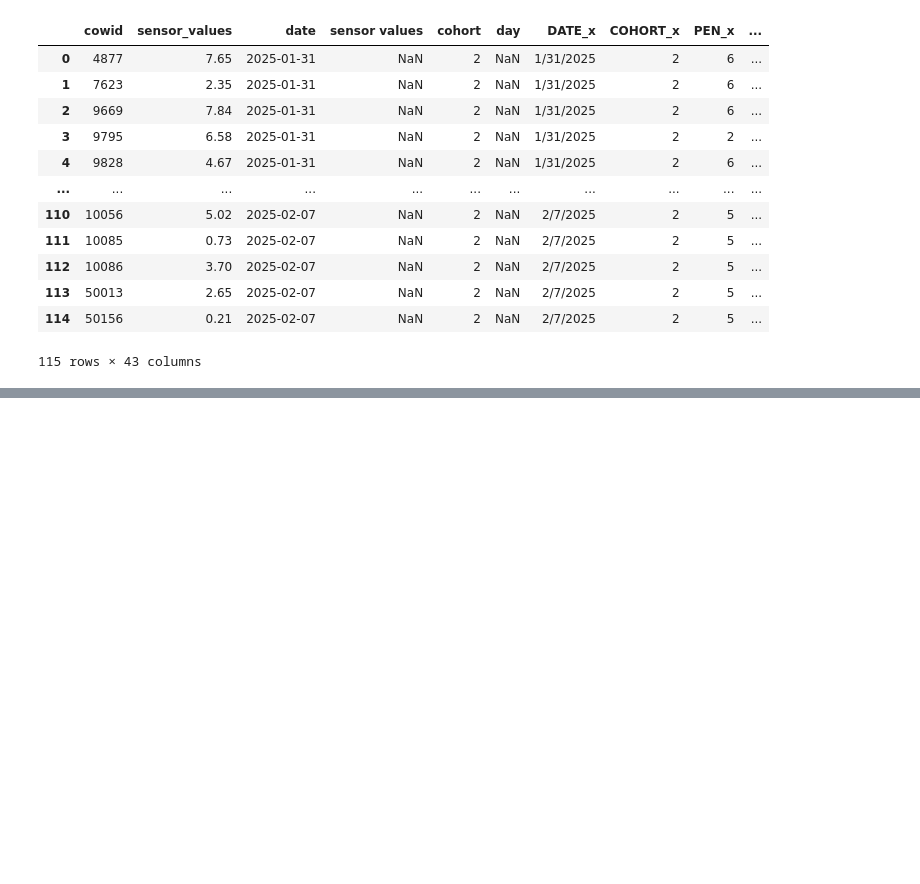
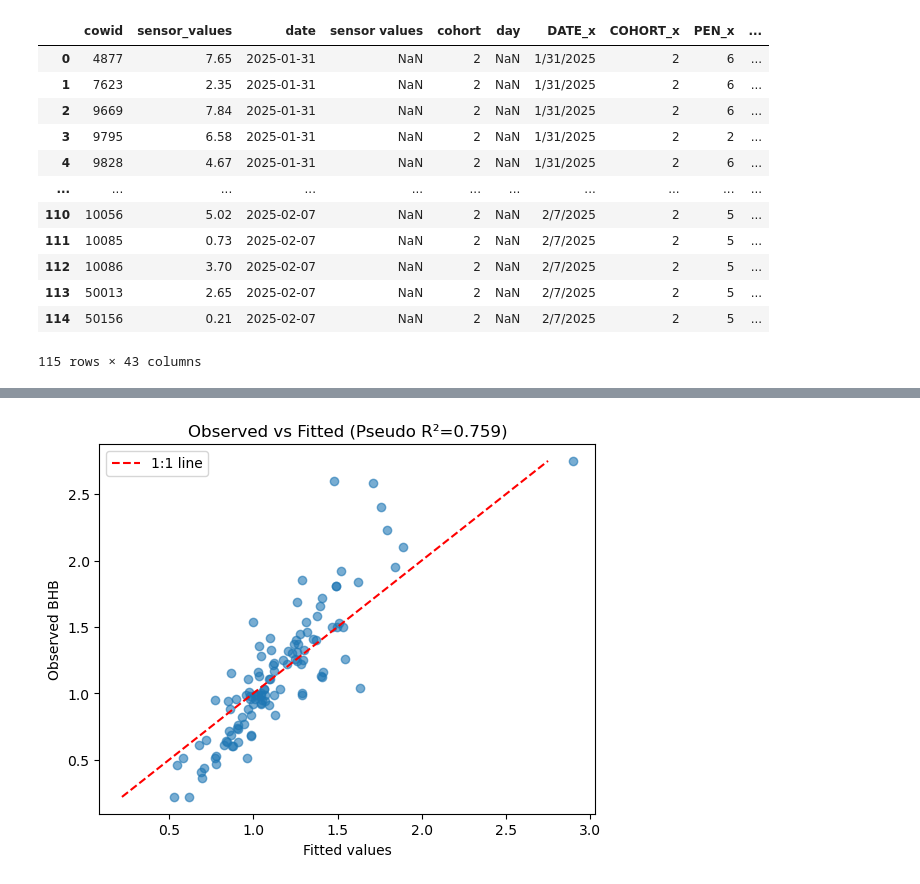
Before and after one commit to rajeshneupane7/ketosis_project, a Jupyter notebook: data_processing.ipynb, the cells around one changed output, grey strips where cells are left out. Saved outputs shown, nothing was run; the diff lists cells and outputs as text; code cells hidden in the pictures; blank space fills up the shorter version.

```diff
--- a/data_processing.ipynb
+++ b/data_processing.ipynb
@@ -196,0 +107,8 @@ merged_milk_df[['BHB','Acetone', 'sensor_values']].corr()
+# %%
+from sklearn.preprocessing import StandardScaler
+scaler= StandardScaler()
+merged_milk_df['sensor_values_scaled']= merged_milk_df.groupby('date')['sensor_values'].transform(lambda x: scaler.fit_transform(x.values.reshape(-1,1)).flatten())
+# %%
+merged_milk_df['BHB_scaled']= merged_milk_df.groupby('date')['BHB'].transform(lambda x: scaler.fit_transform(x.values.reshape(-1,1)).flatten())
+# %%
+merged_milk_df['Acetone_scaled']= merged_milk_df.groupby('date')['Acetone'].transform(lambda x: scaler.fit_transform(x.values.reshape(-1,1)).flatten())
@@ -196,0 +148,20 @@ merged_milk_df[['BHB','Acetone', 'sensor_values']].corr()
+# %%
+import numpy as np
+
+# Fit model
+model = smf.mixedlm("BHB ~ sensor_values",
+                    merged_milk_df,
+                    groups=merged_milk_df["cowid"])
+result = model.fit()
+
+# Predicted values
+merged_milk_df["fitted"] = result.fittedvalues
+
+# Residuals
+merged_milk_df["resid"] = merged_milk_df["BHB"] - merged_milk_df["fitted"]
+
+# Pseudo R-squared
+r2 = np.corrcoef(merged_milk_df["BHB"], merged_milk_df["fitted"])[0,1]**2
+
+print("Pseudo R²:", r2)
+print(result.summary())
@@ -196,0 +185,14 @@ merged_milk_df[['BHB','Acetone', 'sensor_values']].corr()
+# %%
+import matplotlib.pyplot as plt
+
+plt.scatter(merged_milk_df["fitted"], merged_milk_df["BHB"], alpha=0.6)
+plt.plot([merged_milk_df["BHB"].min(), merged_milk_df["BHB"].max()],
+         [merged_milk_df["BHB"].min(), merged_milk_df["BHB"].max()],
+         'r--', label="1:1 line")
+plt.xlabel("Fitted values")
+plt.ylabel("Observed BHB")
+plt.legend()
+plt.title(f"Observed vs Fitted (Pseudo R²={r2:.3f})")
+plt.show()
+# %% [output]
+[figure, added]
```
Also changed, not shown: parts of 26 cells of this notebook.
